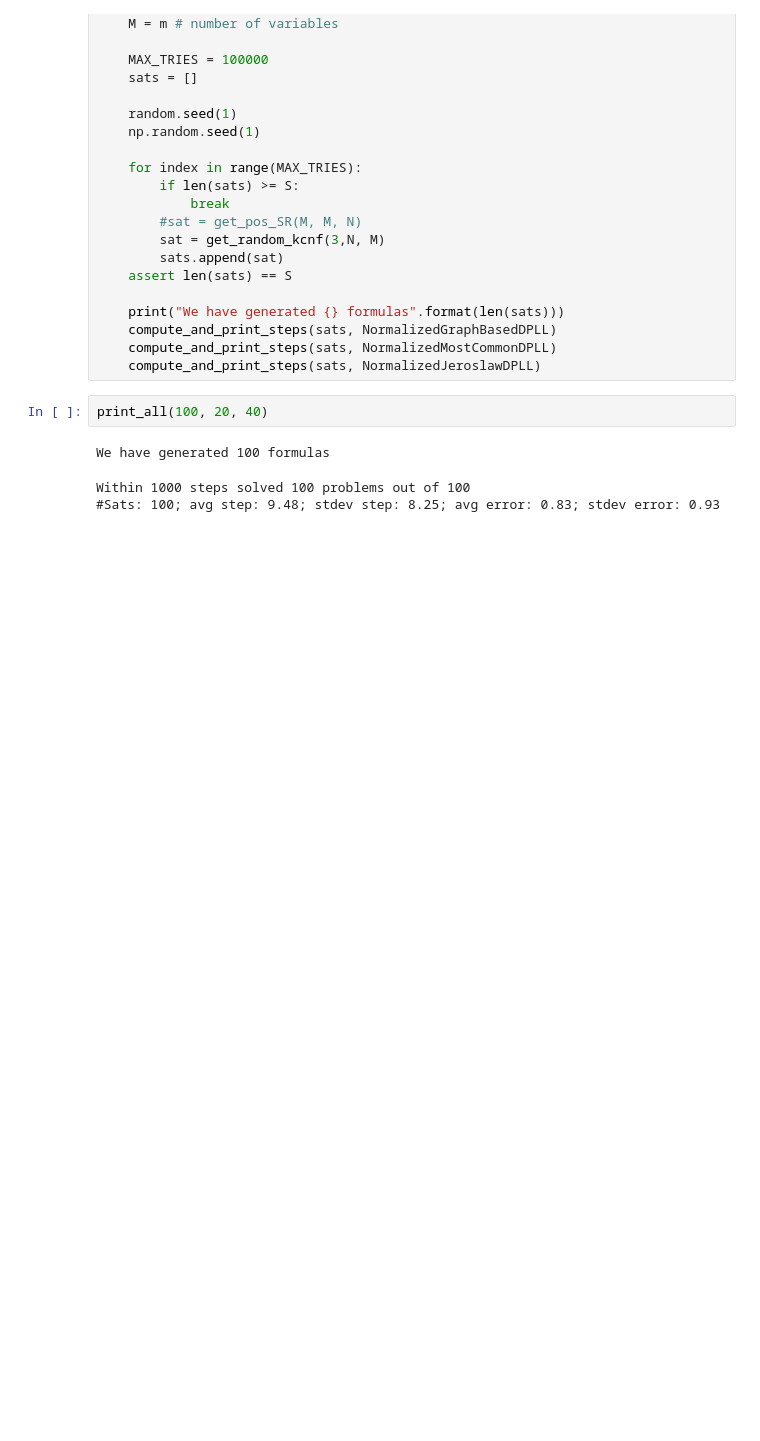
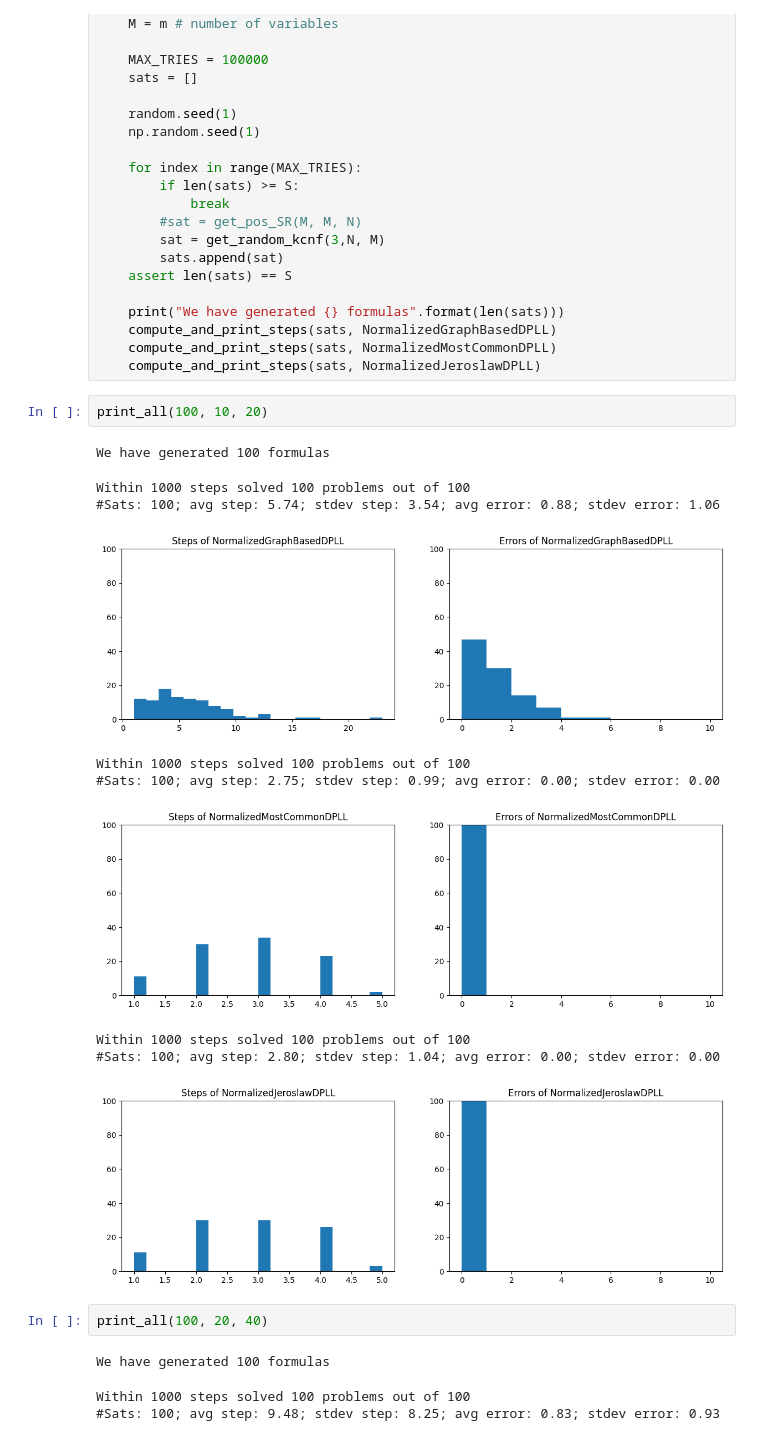
Before and after one commit to cmartigonz/neurosat_sls, a Jupyter notebook: notebooks/exp_2/dpll_1000_steps_kcnf_70.ipynb, the cells around one changed output. Drawn from its saved outputs; the diff is of its cells as text; blank space fills up the shorter version.

```diff
--- a/notebooks/exp_2/dpll_1000_steps_kcnf_70.ipynb
+++ b/notebooks/exp_2/dpll_1000_steps_kcnf_70.ipynb
@@ -194,6 +194,19 @@ def print_all(s, n, m, light=False):
     compute_and_print_steps(sats, NormalizedGraphBasedDPLL)
     compute_and_print_steps(sats, NormalizedMostCommonDPLL)
     compute_and_print_steps(sats, NormalizedJeroslawDPLL)
+# %%
+print_all(100, 10, 20)
+# %% [output]
+We have generated 100 formulas
+Within 1000 steps solved 100 problems out of 100
+#Sats: 100; avg step: 5.74; stdev step: 3.54; avg error: 0.88; stdev error: 1.06
+[figure, added]
+Within 1000 steps solved 100 problems out of 100
+#Sats: 100; avg step: 2.75; stdev step: 0.99; avg error: 0.00; stdev error: 0.00
+[figure, added]
+Within 1000 steps solved 100 problems out of 100
+#Sats: 100; avg step: 2.80; stdev step: 1.04; avg error: 0.00; stdev error: 0.00
+[figure, added]
 # %%
 print_all(100, 20, 40)
 # %% [output]
```
Also changed, not shown: parts of 2 cells of this notebook, 16 other files.
